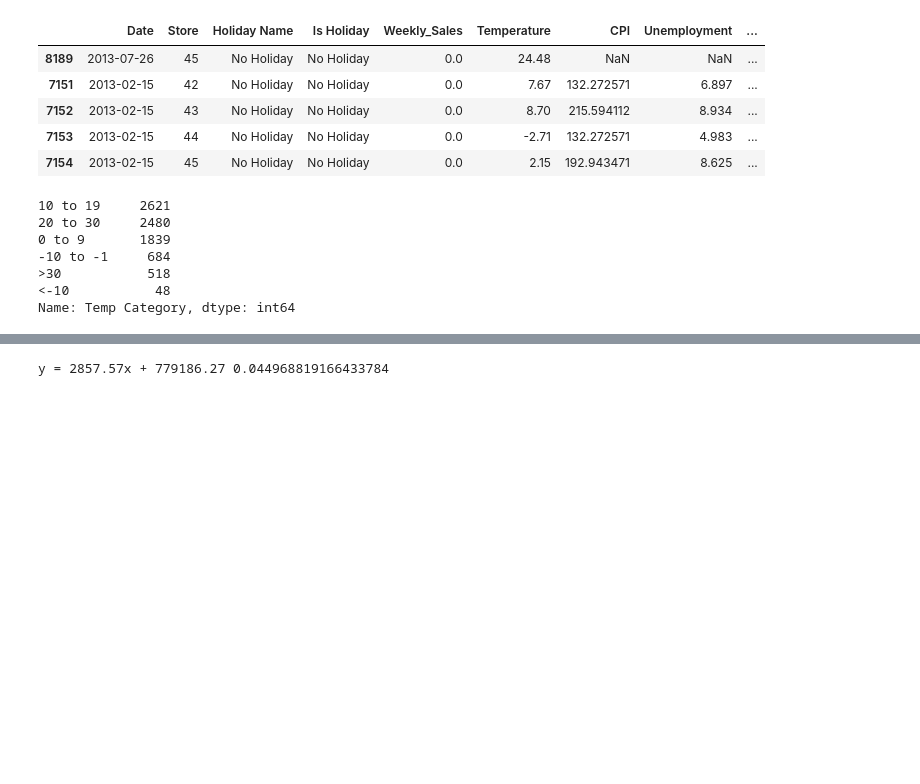
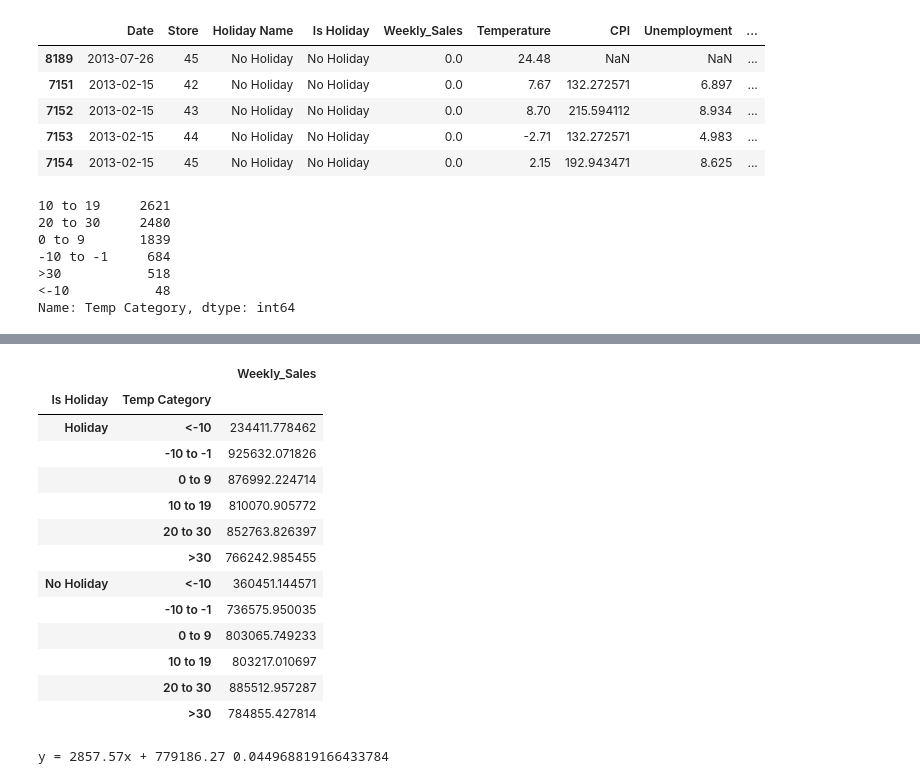
Before and after one commit to beckyydo/Project-1, a Jupyter notebook: Project 1 Rough Work.ipynb, the cells around one changed output, grey strips where cells are left out. Drawn from its saved outputs; the diff is of its cells as text; code cells hidden in the pictures; blank space fills up the shorter version.

```diff
--- a/Project 1 Rough Work.ipynb
+++ b/Project 1 Rough Work.ipynb
@@ -141,3 +159,23 @@ Name: Temp Category, dtype: int64
+# %%
+pd.DataFrame(walmart_holiday.groupby(["Is Holiday", "Temp Category"])["Weekly_Sales"].mean())
+
+#Surprisingly when it's the holiday and cold there's more spending than expected until we get to -10,
+#possibly explanation is Christmas/winter
+# %% [output]
+|  |  | Weekly_Sales |
+| Is Holiday | Temp Category |  |
+| Holiday | <-10 | 234411.778462 |
+|  | -10 to -1 | 925632.071826 |
+|  | 0 to 9 | 876992.224714 |
+|  | 10 to 19 | 810070.905772 |
+|  | 20 to 30 | 852763.826397 |
+|  | >30 | 766242.985455 |
+| No Holiday | <-10 | 360451.144571 |
+|  | -10 to -1 | 736575.950035 |
+|  | 0 to 9 | 803065.749233 |
+|  | 10 to 19 | 803217.010697 |
+|  | 20 to 30 | 885512.957287 |
+|  | >30 | 784855.427814 |
 # %%
 # (1) Temp vs. Weekly Sales CONT.
 
```
Also changed, not shown: parts of 11 cells of this notebook.
